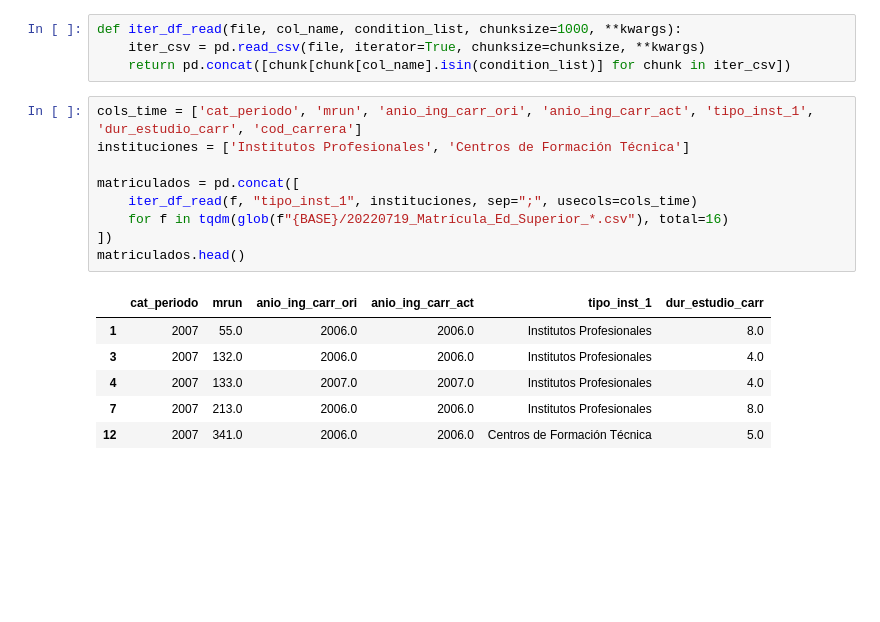
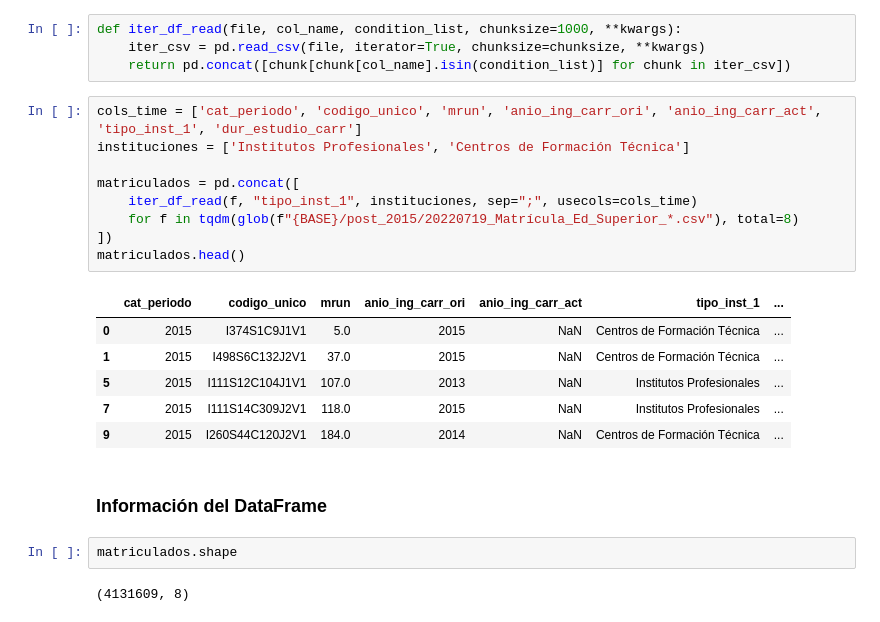
Before and after one commit to GianniCatBug/MDS7201-mineduc-desercion, a Jupyter notebook: notebooks/0-creacion-vector-objetivo.ipynb, the cells around one changed output. Cells and saved outputs as stored; diff of their text form; blank space fills up the shorter version.

```diff
--- a/notebooks/0-creacion-vector-objetivo.ipynb
+++ b/notebooks/0-creacion-vector-objetivo.ipynb
@@ -60,18 +90,24 @@ def iter_df_read(file, col_name, condition_list, chunksize=1000, **kwargs):
     iter_csv = pd.read_csv(file, iterator=True, chunksize=chunksize, **kwargs)
     return pd.concat([chunk[chunk[col_name].isin(condition_list)] for chunk in iter_csv])
 # %%
-cols_time = ['cat_periodo', 'mrun', 'anio_ing_carr_ori', 'anio_ing_carr_act', 'tipo_inst_1', 'dur_estudio_carr', 'cod_carrera']
+cols_time = ['cat_periodo', 'codigo_unico', 'mrun', 'anio_ing_carr_ori', 'anio_ing_carr_act', 'tipo_inst_1', 'dur_estudio_carr']
 instituciones = ['Institutos Profesionales', 'Centros de Formación Técnica']
 
 matriculados = pd.concat([
     iter_df_read(f, "tipo_inst_1", instituciones, sep=";", usecols=cols_time)
-    for f in tqdm(glob(f"{BASE}/20220719_Matrícula_Ed_Superior_*.csv"), total=16)
+    for f in tqdm(glob(f"{BASE}/post_2015/20220719_Matrícula_Ed_Superior_*.csv"), total=8)
 ])
 matriculados.head()
 # %% [output]
-|  | cat_periodo | mrun | anio_ing_carr_ori | anio_ing_carr_act | tipo_inst_1 | dur_estudio_carr |
-| 1 | 2007 | 55.0 | 2006.0 | 2006.0 | Institutos Profesionales | 8.0 |
-| 3 | 2007 | 132.0 | 2006.0 | 2006.0 | Institutos Profesionales | 4.0 |
-| 4 | 2007 | 133.0 | 2007.0 | 2007.0 | Institutos Profesionales | 4.0 |
-| 7 | 2007 | 213.0 | 2006.0 | 2006.0 | Institutos Profesionales | 8.0 |
-| 12 | 2007 | 341.0 | 2006.0 | 2006.0 | Centros de Formación Técnica | 5.0 |
+|  | cat_periodo | codigo_unico | mrun | anio_ing_carr_ori | anio_ing_carr_act | tipo_inst_1 | ... |
+| 0 | 2015 | I374S1C9J1V1 | 5.0 | 2015 | NaN | Centros de Formación Técnica | ... |
+| 1 | 2015 | I498S6C132J2V1 | 37.0 | 2015 | NaN | Centros de Formación Técnica | ... |
+| 5 | 2015 | I111S12C104J1V1 | 107.0 | 2013 | NaN | Institutos Profesionales | ... |
+| 7 | 2015 | I111S14C309J2V1 | 118.0 | 2015 | NaN | Institutos Profesionales | ... |
+| 9 | 2015 | I260S44C120J2V1 | 184.0 | 2014 | NaN | Centros de Formación Técnica | ... |
+# %% [markdown]
+### Información del DataFrame
+# %%
+matriculados.shape
+# %% [output]
+(4131609, 8)
```
Also changed, not shown: parts of 44 cells of this notebook, 3 other files.
